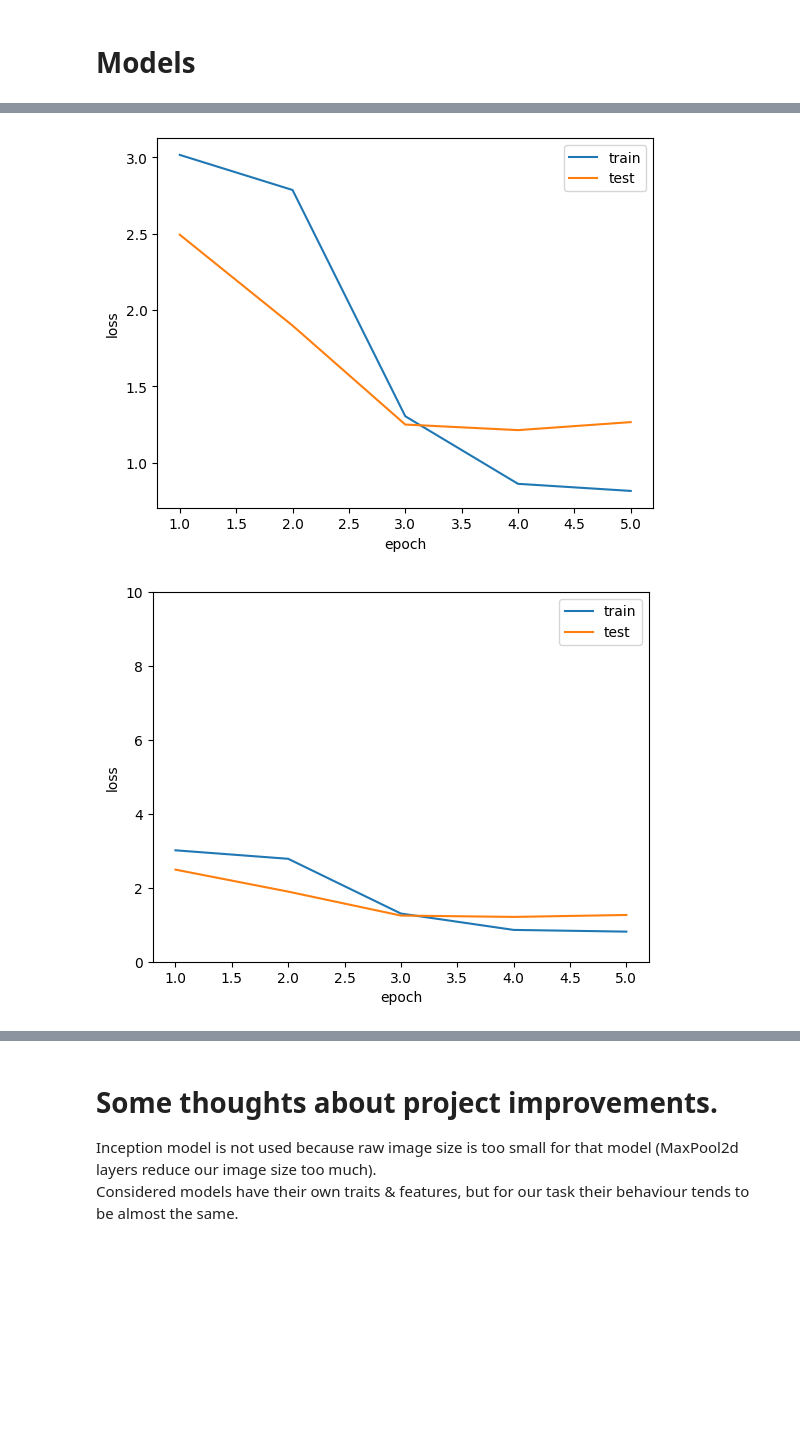
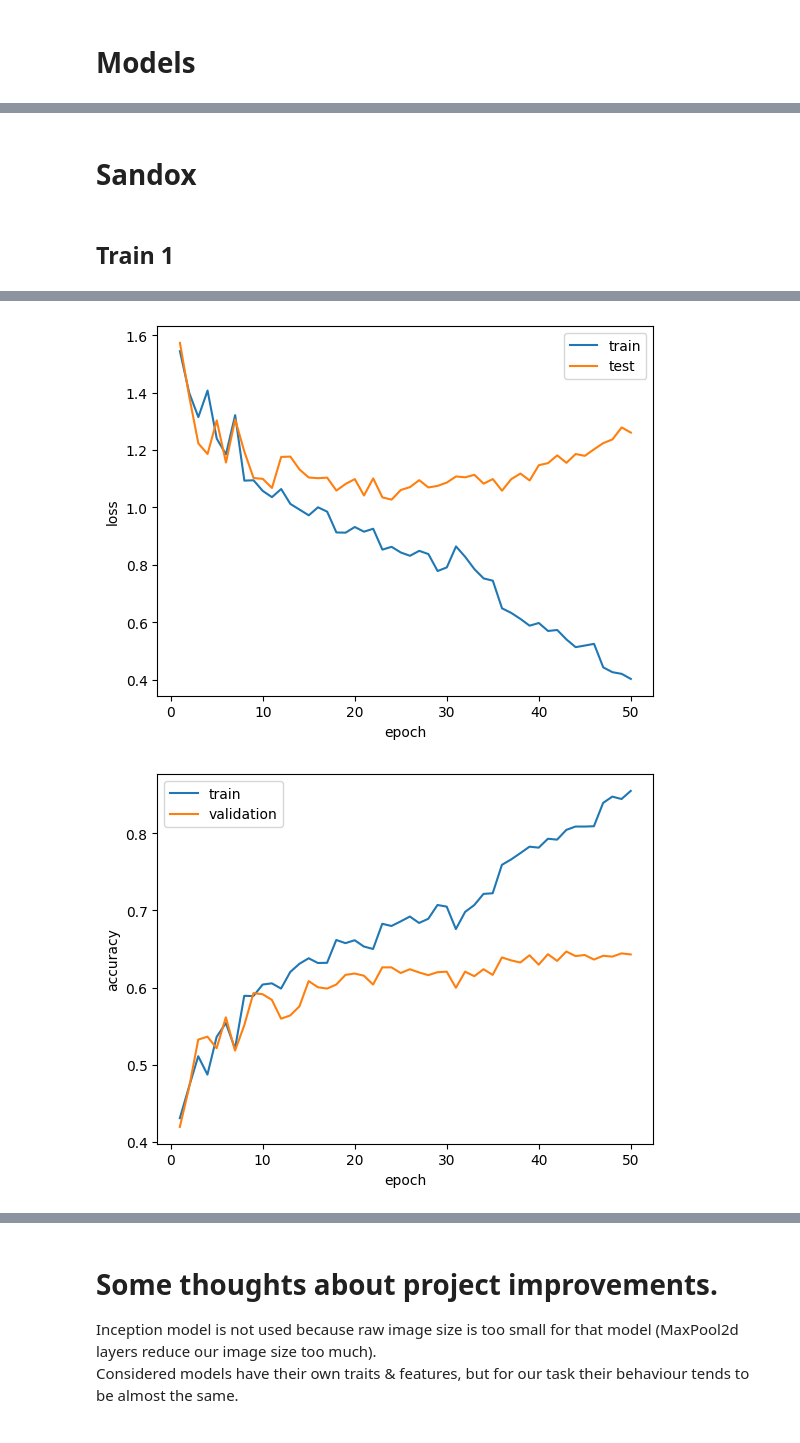
Before and after one commit to Stanislav-3/EmotionsClassifier, a Jupyter notebook: EmotionsClassifier.ipynb, the cells around one changed output, grey strips where cells are left out. Cells and saved outputs as stored; diff of their text form; code cells hidden in the pictures; blank space fills up the shorter version.

Commit message:
Improve model & minor things

```diff
--- a/EmotionsClassifier.ipynb
+++ b/EmotionsClassifier.ipynb
@@ -112,6 +108,8 @@ X.mean(), X.var()
 class EmotionsDataset(Dataset):
   def __init__(self, X, y, transform=None, to_rgb=True,
                standardization_mode=True):
+    super().__init__()
+
     self.transform = transform
     self.standardization_mode = standardization_mode
     self.standardization_filename = 'mean_var.json'
@@ -158,6 +156,9 @@ class EmotionsDataset(Dataset):
 
       mean, var = data['mean'], data['var']
 
+    elif self.standardization_mode == 'None':
+      return X
+
     else:
       raise TypeError(
           'Unkown option "standardization_mode"\n'
@@ -292,8 +308,6 @@ def test_model(model, test_loader, criterion=None, return_predictions=False):
     predictions = []
     labels = []
     loss_sum = 0.
-
-    model.eval()
 
     for images, y in test_loader:
       with torch.no_grad():
@@ -304,8 +318,6 @@ def test_model(model, test_loader, criterion=None, return_predictions=False):
 
         predictions += torch.argmax(outputs.data, axis=1).cpu()
         labels += torch.argmax(y.data, axis=1).cpu()
-
-    model.train()
 
     d = {}
 
@@ -327,12 +339,11 @@ def train_model(model, criterion, optimizer, scheduler, train_loader, test_loade
     train_accuracies, test_accuracies = [], []
     train_losses, test_losses = [], []
 
-    model.train()
-
     for epoch in range(epochs):
         print(f'* Epoch #{epoch + 1}')
+        model.train()
+
         for batch, (images, labels) in enumerate(train_loader):
-
           optimizer.zero_grad()
 
           # forward
@@ -344,9 +355,9 @@ def train_model(model, criterion, optimizer, scheduler, train_loader, test_loade
           # torch.nn.utils.clip_grad_norm(model.parameters(), max_norm=1)
 
           optimizer.step()
-          # scheduler.step()
 
         # validation
+        model.eval()
         if epoch % test_step == 0:
           train_dict = test_model(model, train_loader, criterion=criterion)
           train_accuracies.append(train_dict['accuracy'])
@@ -363,6 +374,7 @@ def train_model(model, criterion, optimizer, scheduler, train_loader, test_loade
           print('\tTrain loss', train_dict['loss'])
           print('\tTest loss', test_dict['loss'])
           print()
+          scheduler.step(test_dict['loss'])
 
     return {
         'train_accuracies': train_accuracies,
@@ -371,6 +383,7 @@ def train_model(model, criterion, optimizer, scheduler, train_loader, test_loade
         'test_losses': test_losses
         }
 # %%
+# TODO: improve structure
 def run_pipeline(
     X,
     y,
@@ -420,6 +433,7 @@ def run_pipeline(
                               batch_size=batch_size,
                               sampler=sampler,
                               drop_last=True)
+
     val_loader = DataLoader(val,
                             batch_size=batch_size,
                             shuffle=False)
@@ -438,14 +452,17 @@ def run_pipeline(
     error=nn.CrossEntropyLoss()
 
     # Optimizer
-    optimizer = torch.optim.AdamW(net.parameters(), lr=lr, weight_decay=weight_decay)
+    optimizer = torch.optim.AdamW(net.parameters(), lr=lr,
+                                  weight_decay=weight_decay)
 
     # LR scheduler
     # scheduler = lr_scheduler.OneCycleLR(optimizer, max_lr, epochs=epochs,
     #                                     steps_per_epoch=len(train_loader),
     #                                     pct_start = 0.4,
     #                                     three_phase=False, verbose=True)
-    scheduler = None
+    scheduler = lr_scheduler.ReduceLROnPlateau(optimizer, 'min',
+                                               factor=0.5, verbose=True)
+    # scheduler = None
 
     # Training
     train_results = train_model(net, error, optimizer, scheduler,
@@ -457,7 +474,7 @@ def run_pipeline(
     # Plots
     plot_confusin_matrix(y_test, test_results['predictions'])
     plot_loss(train_results['train_losses'], train_results['test_losses'])
-    plot_loss(train_results['train_losses'], train_results['test_losses'], ylim=True)
+    # plot_loss(train_results['train_losses'], train_results['test_losses'], ylim=True)
     plot_accuracy(train_results['train_accuracies'], train_results['test_accuracies'],
                   test_step)
 
@@ -465,9 +482,13 @@ def run_pipeline(
     torch.save(net.state_dict(), 'model.pth')
 
     return net
+# %% [markdown]
+# Sandox
+# %% [markdown]
+## Train 1
 # %%
-model = run_pipeline(X, y, model=models.resnet18(pretrained=True),
-             epochs=5, batch_size=1024, transform=None, test_step=1, lr=3e-3, weight_decay=0)
+model = run_pipeline(X, y, model=models.resnet18(weights=models.ResNet18_Weights.IMAGENET1K_V1),
+             epochs=50, batch_size=256, transform=transform, test_step=1, lr=1e-3, weight_decay=1e-2)
 # %% [output]
 * Model training *
 * Epoch #1
@@ -490,2 +511,2 @@ Accuracy:  0.5600835945663531
-[figure, old version]
+[figure, new version]
-[figure, old version]
+[figure, new version]
```
Also changed, not shown: parts of 13 cells of this notebook.
